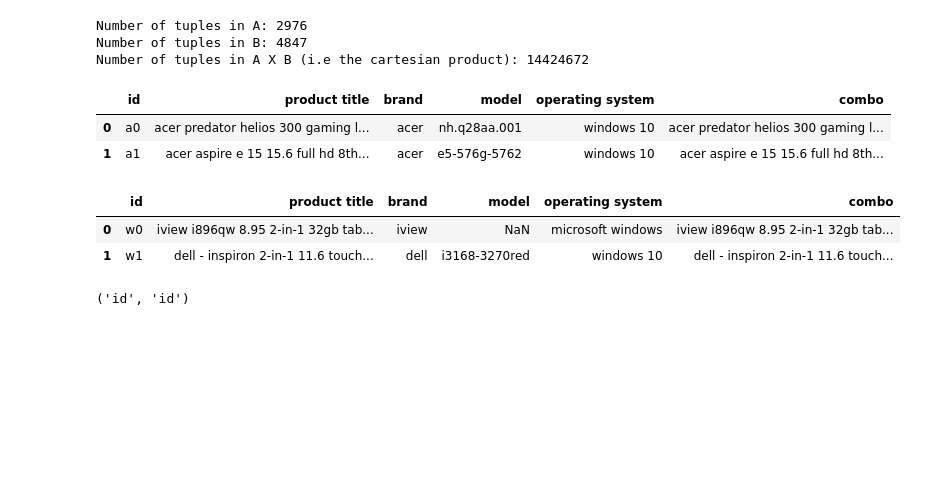
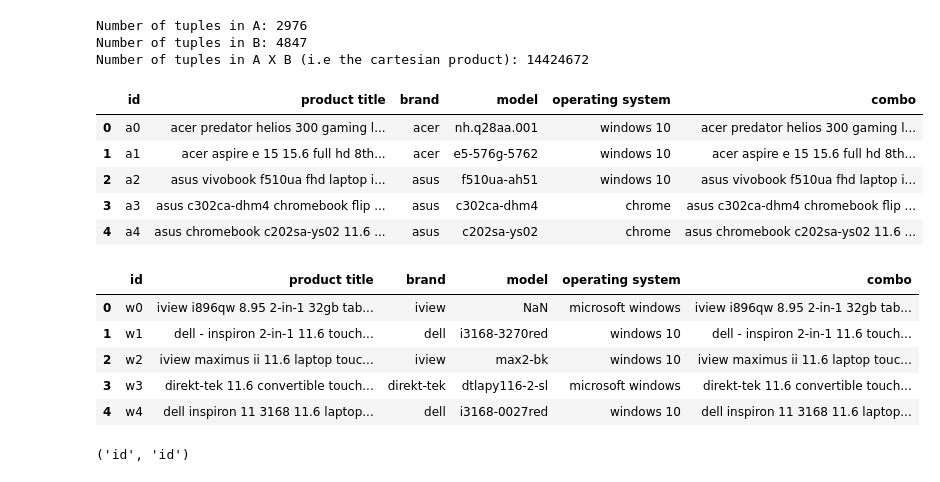
Before and after one commit to dliangsta/CS839-project, a Jupyter notebook: stage-3/notebook.ipynb, the cells around one changed output. Cells and saved outputs as stored; diff of their text form; code cells hidden in the pictures; blank space fills up the shorter version.

```diff
--- a/stage-3/notebook.ipynb
+++ b/stage-3/notebook.ipynb
@@ -37,8 +35,8 @@ Matching two tables typically consists of the following three steps:
 We begin by loading the input tables. For the purpose of this guide, we use the datasets that are included with the package.
 # %%
 # Get the paths
-path_A = '/home/liang/Workspace/cs839-project/stage-2/crawlers/data/amazon_products.csv'
-path_B = '/home/liang/Workspace/cs839-project/stage-2/crawlers/data/walmart_products.csv'
+path_A = 'data/amazon_products.csv'
+path_B = 'data/walmart_products.csv'
 # %%
 # Load csv files as dataframes and set the key attribute in the dataframe
 A = em.read_csv_metadata(path_A, key='id')
@@ -52,17 +50,23 @@ Number of tuples in A: 2976
 Number of tuples in B: 4847
 Number of tuples in A X B (i.e the cartesian product): 14424672
 # %%
-A.head(2)
+A.head()
 # %% [output]
 |  | id | product title | brand | model | operating system | combo |
 | 0 | a0 | acer predator helios 300 gaming l... | acer | nh.q28aa.001 | windows 10 | acer predator helios 300 gaming l... |
 | 1 | a1 | acer aspire e 15 15.6 full hd 8th... | acer | e5-576g-5762 | windows 10 | acer aspire e 15 15.6 full hd 8th... |
+| 2 | a2 | asus vivobook f510ua fhd laptop i... | asus | f510ua-ah51 | windows 10 | asus vivobook f510ua fhd laptop i... |
+| 3 | a3 | asus c302ca-dhm4 chromebook flip ... | asus | c302ca-dhm4 | chrome | asus c302ca-dhm4 chromebook flip ... |
+| 4 | a4 | asus chromebook c202sa-ys02 11.6 ... | asus | c202sa-ys02 | chrome | asus chromebook c202sa-ys02 11.6 ... |
 # %%
-B.head(2)
+B.head()
 # %% [output]
 |  | id | product title | brand | model | operating system | combo |
 | 0 | w0 | iview i896qw 8.95 2-in-1 32gb tab... | iview | NaN | microsoft windows | iview i896qw 8.95 2-in-1 32gb tab... |
 | 1 | w1 | dell - inspiron 2-in-1 11.6 touch... | dell | i3168-3270red | windows 10 | dell - inspiron 2-in-1 11.6 touch... |
+| 2 | w2 | iview maximus ii 11.6 laptop touc... | iview | max2-bk | windows 10 | iview maximus ii 11.6 laptop touc... |
+| 3 | w3 | direkt-tek 11.6 convertible touch... | direkt-tek | dtlapy116-2-sl | microsoft windows | direkt-tek 11.6 convertible touch... |
+| 4 | w4 | dell inspiron 11 3168 11.6 laptop... | dell | i3168-0027red | windows 10 | dell inspiron 11 3168 11.6 laptop... |
 # %%
 # Display the keys of the input tables
 em.get_key(A), em.get_key(B)
```
Also changed, not shown: parts of 43 cells of this notebook, 1 other file.
